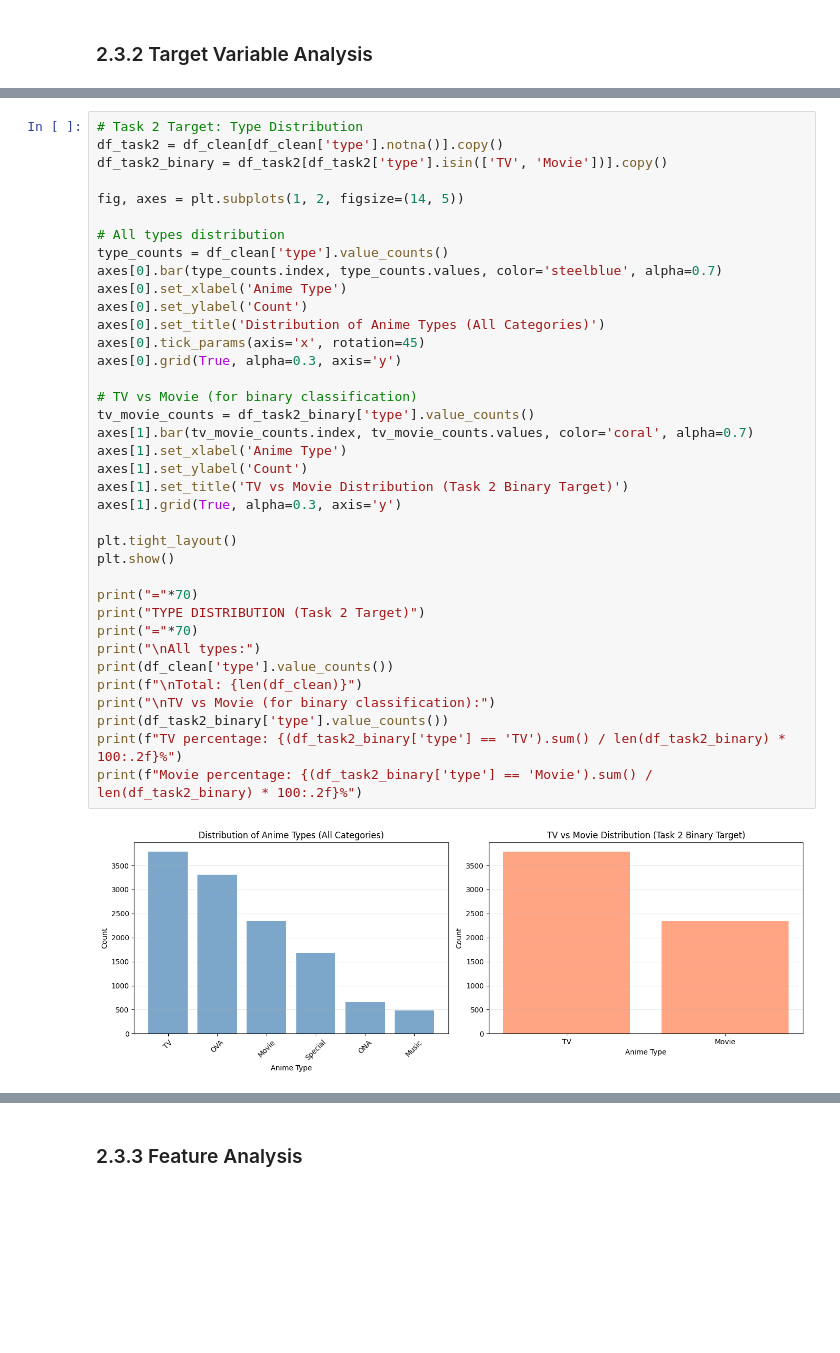
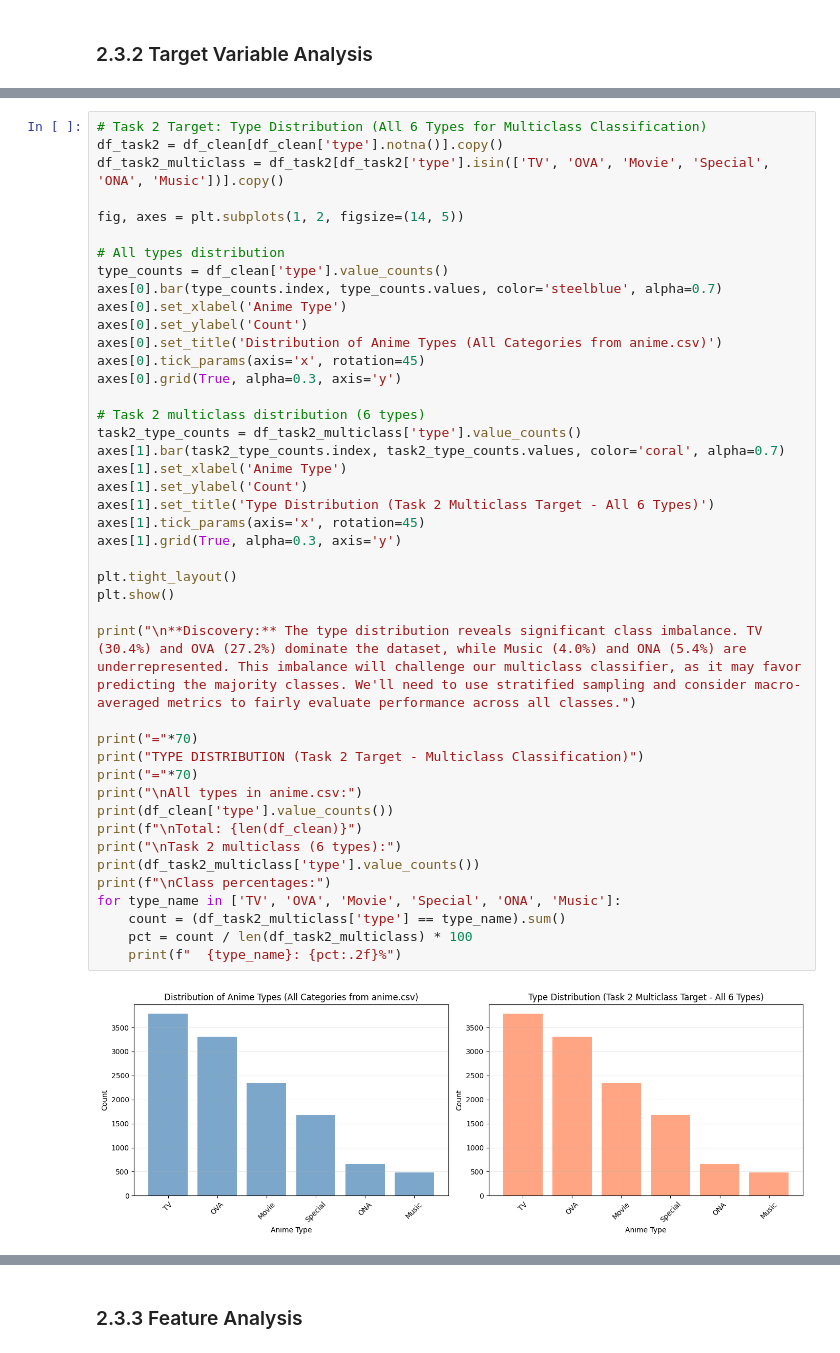
Before and after one commit to LC0229/Fake-Job-Posting, a Jupyter notebook: workbook.ipynb, the cells around one changed output, grey strips where cells are left out. Drawn from its saved outputs; the diff is of its cells as text; blank space fills up the shorter version.

Commit message:
New task2

```diff
--- a/workbook.ipynb
+++ b/workbook.ipynb
@@ -458,41 +431,47 @@ Median: 57.00
 Min: 1
 Max: 34226
 # %%
-# Task 2 Target: Type Distribution
+# Task 2 Target: Type Distribution (All 6 Types for Multiclass Classification)
 df_task2 = df_clean[df_clean['type'].notna()].copy()
-df_task2_binary = df_task2[df_task2['type'].isin(['TV', 'Movie'])].copy()
+df_task2_multiclass = df_task2[df_task2['type'].isin(['TV', 'OVA', 'Movie', 'Special', 'ONA', 'Music'])].copy()
 
 fig, axes = plt.subplots(1, 2, figsize=(14, 5))
 
 # All types distribution
 type_counts = df_clean['type'].value_counts()
 axes[0].bar(type_counts.index, type_counts.values, color='steelblue', alpha=0.7)
 axes[0].set_xlabel('Anime Type')
 axes[0].set_ylabel('Count')
-axes[0].set_title('Distribution of Anime Types (All Categories)')
+axes[0].set_title('Distribution of Anime Types (All Categories from anime.csv)')
 axes[0].tick_params(axis='x', rotation=45)
 axes[0].grid(True, alpha=0.3, axis='y')
 
-# TV vs Movie (for binary classification)
-tv_movie_counts = df_task2_binary['type'].value_counts()
-axes[1].bar(tv_movie_counts.index, tv_movie_counts.values, color='coral', alpha=0.7)
+# Task 2 multiclass distribution (6 types)
+task2_type_counts = df_task2_multiclass['type'].value_counts()
+axes[1].bar(task2_type_counts.index, task2_type_counts.values, color='coral', alpha=0.7)
 axes[1].set_xlabel('Anime Type')
 axes[1].set_ylabel('Count')
-axes[1].set_title('TV vs Movie Distribution (Task 2 Binary Target)')
+axes[1].set_title('Type Distribution (Task 2 Multiclass Target - All 6 Types)')
+axes[1].tick_params(axis='x', rotation=45)
 axes[1].grid(True, alpha=0.3, axis='y')
 
 plt.tight_layout()
 plt.show()
 
+print("\n**Discovery:** The type distribution reveals significant class imbalance. TV (30.4%) and OVA (27.2%) dominate the dataset, while Music (4.0%) and ONA (5.4%) are underrepresented. This imbalance will challenge our multiclass classifier, as it may favor predicting the majority classes. We'll need to use stratified sampling and consider macro-averaged metrics to fairly evaluate performance across all classes.")
+
 print("="*70)
-print("TYPE DISTRIBUTION (Task 2 Target)")
+print("TYPE DISTRIBUTION (Task 2 Target - Multiclass Classification)")
 print("="*70)
-print("\nAll types:")
+print("\nAll types in anime.csv:")
 print(df_clean['type'].value_counts())
 print(f"\nTotal: {len(df_clean)}")
-print("\nTV vs Movie (for binary classification):")
-print(df_task2_binary['type'].value_counts())
-print(f"TV percentage: {(df_task2_binary['type'] == 'TV').sum() / len(df_task2_binary) * 100:.2f}%")
-print(f"Movie percentage: {(df_task2_binary['type'] == 'Movie').sum() / len(df_task2_binary) * 100:.2f}%")
+print("\nTask 2 multiclass (6 types):")
+print(df_task2_multiclass['type'].value_counts())
+print(f"\nClass percentages:")
+for type_name in ['TV', 'OVA', 'Movie', 'Special', 'ONA', 'Music']:
+    count = (df_task2_multiclass['type'] == type_name).sum()
+    pct = count / len(df_task2_multiclass) * 100
+    print(f"  {type_name}: {pct:.2f}%")
 # %% [output]
-[figure, old version]
+[figure, new version]
```
Also changed, not shown: parts of 23 cells of this notebook.
